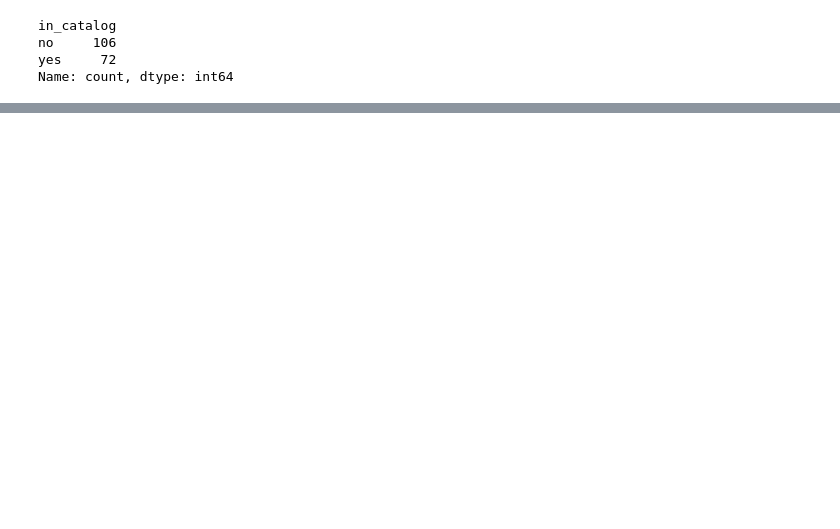
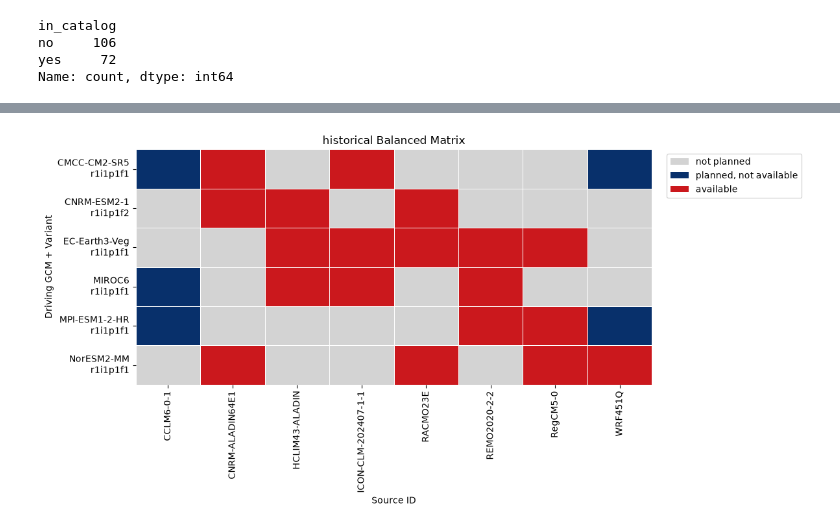
Before and after one commit to KatharinaBuelow/joint_climate_change, a Jupyter notebook: look_at_catalogue.ipynb, the cells around one changed output, grey strips where cells are left out. Drawn from its saved outputs; the diff is of its cells as text; code cells hidden in the pictures; blank space fills up the shorter version.

```diff
--- a/look_at_catalogue.ipynb
+++ b/look_at_catalogue.ipynb
@@ -287,0 +356,83 @@ for experiment in sorted(df["driving_experiment_id"].unique()):
+# %%
+# plot just balanced matrix:
+df_bm = df_eurbalanced
+# Kombination für x-Achse erzeugen
+df_bm["gcm_variant"] = (
+    df_bm["driving_source_id"]
+    + "\n"
+    + df_bm["driving_variant_label"]
+)
+
+# yes/no in 1/0 umwandeln
+df_bm["value"] = df_bm["in_catalog"].map({
+    "yes": 2,
+    "no": 1
+})
+
+# Farben:
+from matplotlib.colors import ListedColormap
+
+cmap = ListedColormap([
+    "lightgrey",  # 0 = not in CSV
+    "#08306B",    # 1 = no (blue)
+    "#CB181D",    # 2 = yes (red)
+])
+
+for experiment in ['historical', 'ssp370'] : #sorted(df_bm["driving_experiment_id"].unique()):
+
+    sub = df_bm[df_bm["driving_experiment_id"] == experiment]
+
+    heatmap_df = sub.pivot_table(
+        index="gcm_variant",
+        columns="source_id",
+        values="value",
+        aggfunc="max",
+        fill_value=0
+    )
+
+    plt.figure(
+        figsize=(
+            max(12, len(heatmap_df.columns) * 0.4),
+            max(6, len(heatmap_df.index) * 0.6)
+        )
+    )
+
+    sns.heatmap(
+        heatmap_df,
+        cmap=cmap,
+        cbar=False,
+        linewidths=0.5,
+        linecolor="white",
+        vmin=0,
+        vmax=2
+    )
+
+    title = f"{experiment} Balanced Matrix"
+    plt.title(title)
+    plt.ylabel("Driving GCM + Variant")
+    plt.xlabel("Source ID")
+
+    from matplotlib.patches import Patch
+
+    legend_elements = [
+        Patch(facecolor="lightgrey", label="not planned"),
+        Patch(facecolor="#08306B", label="planned, not available"),
+        Patch(facecolor="#CB181D", label="available"),
+    ]
+
+    plt.legend(
+        handles=legend_elements,
+        bbox_to_anchor=(1.02, 1),
+        loc="upper left"
+    )
+
+    plt.tight_layout()
+    plt.show()
+
+    plt.savefig(
+        f"heatmap_{experiment}_balance_matrix.png",
+        dpi=300,
+        bbox_inches="tight"
+    )
+# %% [output]
+[figure, added]
```
Also changed, not shown: parts of 23 cells of this notebook.
